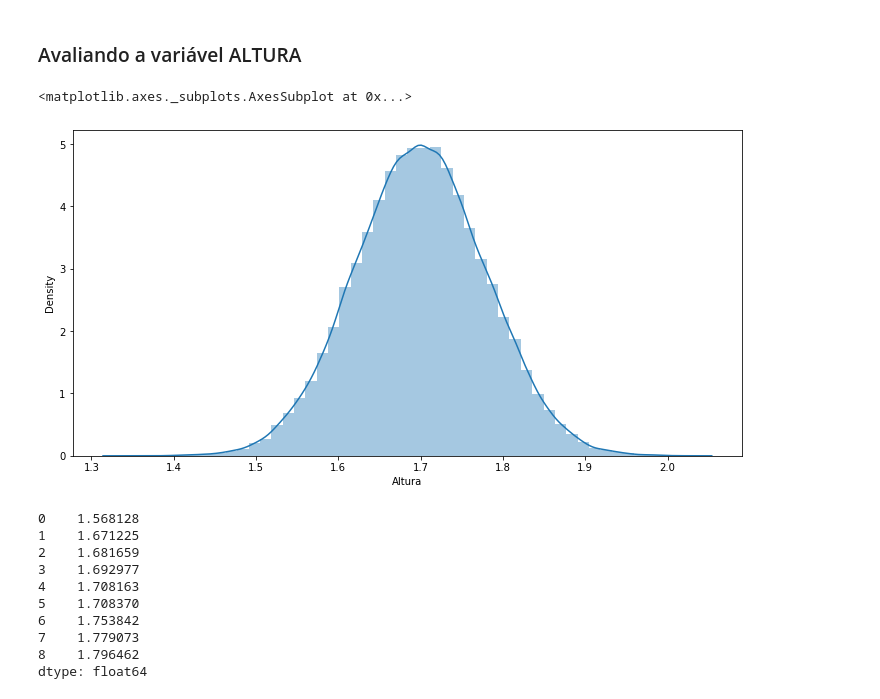
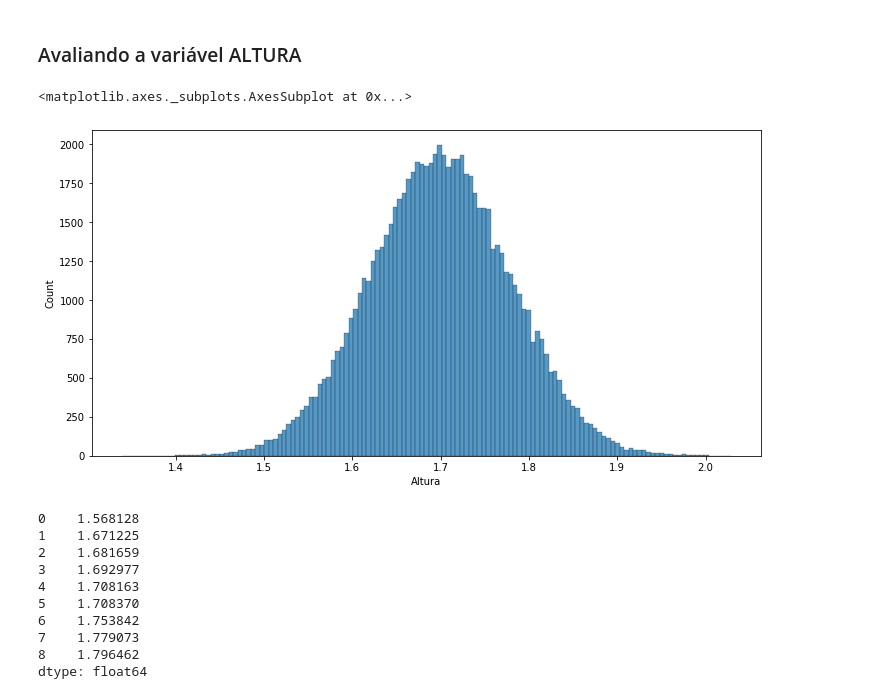
Before and after one commit to caroollimabr/Python_Statistics, a Jupyter notebook: Curso_de_Estatística_Parte_1.ipynb, the cells around one changed output. Cells and saved outputs as stored; diff of their text form; code cells hidden in the pictures.

Commit message:
ajuste distplot

```diff
--- a/Curso_de_Estatística_Parte_1.ipynb
+++ b/Curso_de_Estatística_Parte_1.ipynb
@@ -1026,12 +1026,12 @@ True
 # %% [markdown]
 ### Avaliando a variável ALTURA
 # %%
-ax = sns.distplot(dados.Altura)
+ax = sns.histplot(dados.Altura)
 ax.figure.set_size_inches(12,6)
 ax
 # %% [output]
 <matplotlib.axes._subplots.AxesSubplot at 0x...>
-[figure, old version]
+[figure, new version]
 # %%
 moda = dados.Altura.mode()  # maior frequencia
 moda
```
Also changed, not shown: parts of 5 cells of this notebook.
